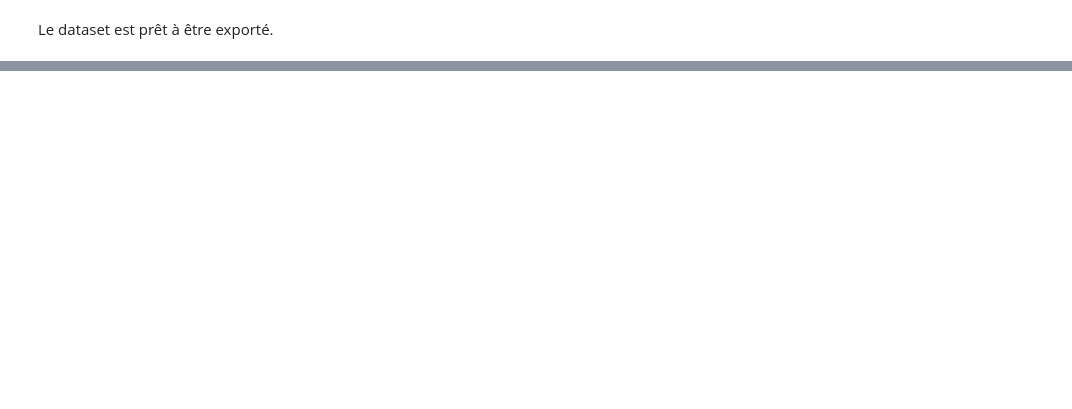
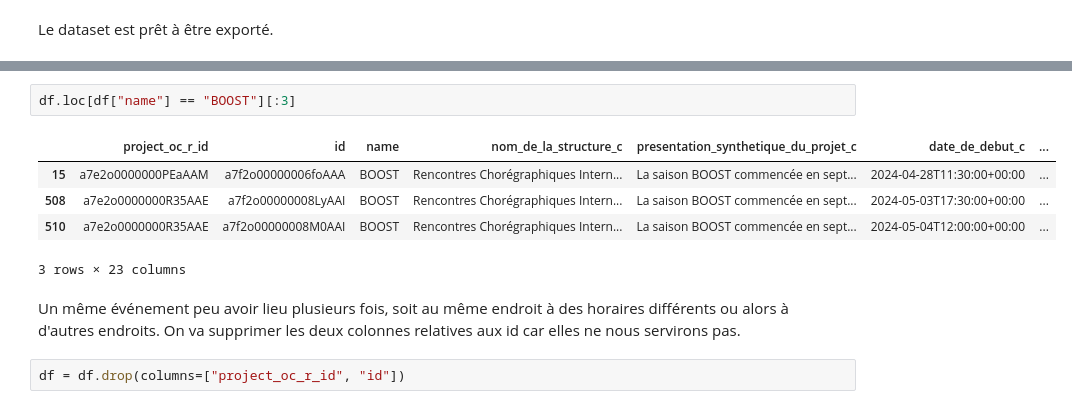
Before and after one commit to anquetos/jop2024-offre-culturelle, a Jupyter notebook: jop2024-eda-preparation.ipynb, the cells around one changed output, grey strips where cells are left out. Drawn from its saved outputs; the diff is of its cells as text; blank space fills up the shorter version.

```diff
--- a/jop2024-eda-preparation.ipynb
+++ b/jop2024-eda-preparation.ipynb
@@ -171,0 +281,12 @@ df.to_json("datasets/jop2024-competition-sites.json", orient="index", indent=4)
+# %%
+df.loc[df["name"] == "BOOST"][:3]
+# %% [output]
+|  | project_oc_r_id | id | name | nom_de_la_structure_c | presentation_synthetique_du_projet_c | date_de_debut_c | ... |
+| 15 | a7e2o0000000PEaAAM | a7f2o00000006foAAA | BOOST | Rencontres Chorégraphiques Intern... | La saison BOOST commencée en sept... | 2024-04-28T11:30:00+00:00 | ... |
+| 508 | a7e2o0000000R35AAE | a7f2o00000008LyAAI | BOOST | Rencontres Chorégraphiques Intern... | La saison BOOST commencée en sept... | 2024-05-03T17:30:00+00:00 | ... |
+| 510 | a7e2o0000000R35AAE | a7f2o00000008M0AAI | BOOST | Rencontres Chorégraphiques Intern... | La saison BOOST commencée en sept... | 2024-05-04T12:00:00+00:00 | ... |
+3 rows × 23 columns
+# %% [markdown]
+Un même événement peu avoir lieu plusieurs fois, soit au même endroit à des horaires différents ou alors à d'autres endroits. On va supprimer les deux colonnes relatives aux id car elles ne nous servirons pas.
+# %%
+df = df.drop(columns=["project_oc_r_id", "id"])
```
Also changed, not shown: parts of 33 cells of this notebook, 1 other file.
